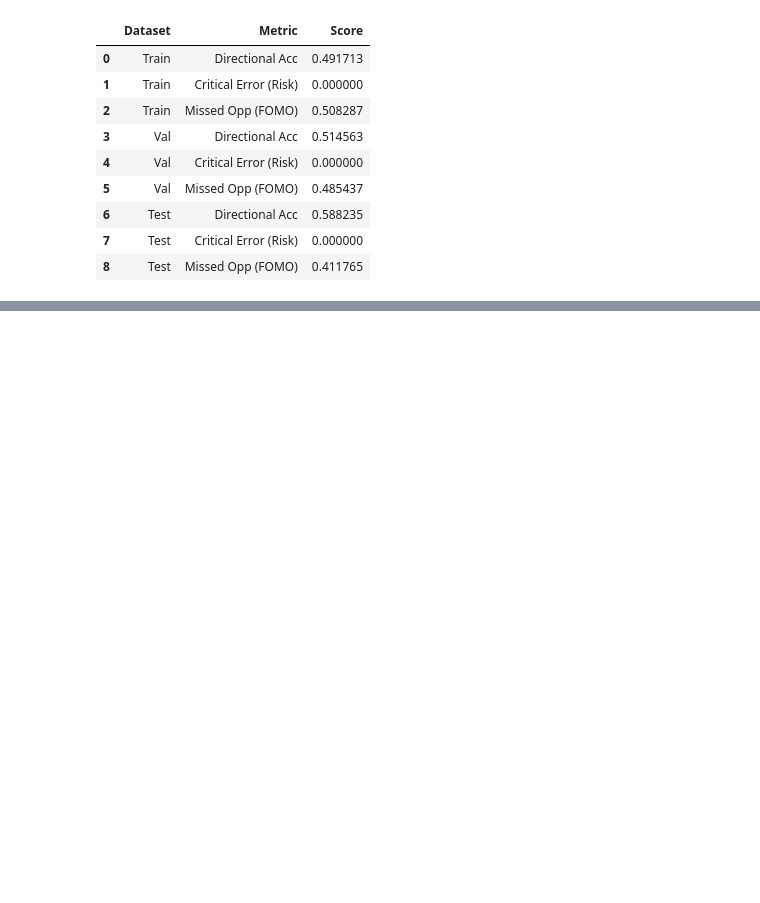
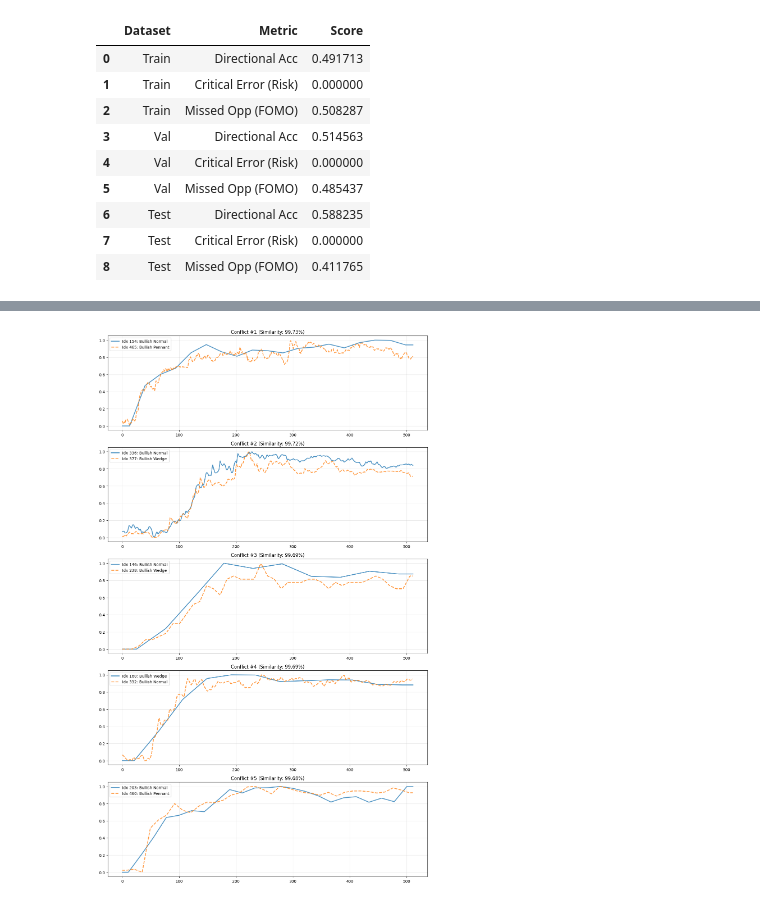
Before and after one commit to kristofmoldovan/melytanulas-hf, a Jupyter notebook: notebook/04-Eval-Explaination.ipynb, the cells around one changed output, grey strips where cells are left out. Drawn from its saved outputs; the diff is of its cells as text; code cells hidden in the pictures; blank space fills up the shorter version.

```diff
--- a/notebook/04-Eval-Explaination.ipynb
+++ b/notebook/04-Eval-Explaination.ipynb
@@ -422,0 +425,84 @@ Critical Error:  0.00% (Pred Bullish but was Bearish)
+# %%
+import torch
+import torch.nn.functional as F
+import matplotlib.pyplot as plt
+import numpy as np
+from torch.utils.data import DataLoader
+import os
+import sys
+from dataloader import FlagDataset
+
+sys.path.append(os.path.abspath('/app/src/lib')) #import Dataloader
+sys.path.append(os.path.abspath('/app/src')) #for config
+
+import config
+
+full_dataset = FlagDataset(csv_file=config.CSV_FILE, target_length=512)
+# 1. Load ALL data (Train + Val + Test) to find global conflicts
+data_loader = DataLoader(full_dataset, batch_size=len(full_dataset), shuffle=False)
+all_signals, all_labels, all_indices = next(iter(data_loader))
+
+# Flatten signals for comparison: [N, 1024]
+# We normalize them to unit vectors so dot product = cosine similarity
+flat_signals = all_signals.view(len(full_dataset), -1)
+flat_signals = F.normalize(flat_signals, p=2, dim=1)
+
+print("Calculating similarity matrix... (this might take a moment)")
+# 2. Compute Cosine Similarity Matrix (Shape: N x N)
+# Entry [i, j] is how similar sample i is to sample j (0 to 1)
+similarity_matrix = torch.mm(flat_signals, flat_signals.t())
+
+# 3. Create a Mask to find "Conflicting Labels"
+# We want: Similarity is HIGH, but Label is DIFFERENT
+# Create label matrix where Entry [i, j] is True if Label[i] == Label[j]
+label_matrix = all_labels.unsqueeze(1) == all_labels.unsqueeze(0)
+# We want the opposite: Labels are DIFFERENT
+diff_label_mask = ~label_matrix
+
+# Remove self-comparisons and duplicates (lower triangle)
+# We keep upper triangle only (triu)
+mask = torch.triu(diff_label_mask, diagonal=1)
+
+# 4. Filter the Similarity Matrix
+# We only look at pairs with DIFFERENT labels
+conflicts = similarity_matrix * mask.float()
+
+# 5. Find the Top N Worst Offenders
+top_n = 5
+# Flatten the matrix to find top values easily
+values, flat_indices = torch.topk(conflicts.flatten(), top_n)
+
+print(f"\n--- TOP {top_n} MOST CONFUSING PAIRS ---")
+
+plt.figure(figsize=(12, 4 * top_n))
+
+for i, flat_idx in enumerate(flat_indices):
+    # Convert flat index back to (row, col)
+    idx_a = (flat_idx // len(full_dataset)).item()
+    idx_b = (flat_idx % len(full_dataset)).item()
+
+    score = values[i].item()
+
+    # Get the raw data
+    seq_a = all_signals[idx_a].squeeze().numpy()
+    seq_b = all_signals[idx_b].squeeze().numpy()
+
+    label_a = full_dataset.classes[all_labels[idx_a]]
+    label_b = full_dataset.classes[all_labels[idx_b]]
+
+    real_idx_a = all_indices[idx_a].item() # The index in your CSV
+    real_idx_b = all_indices[idx_b].item()
+
+    print(f"#{i+1}: Similarity {score:.4f} | CSV Idx {real_idx_a} ({label_a}) vs CSV Idx {real_idx_b} ({label_b})")
+
+    # Plot
+    ax = plt.subplot(top_n, 1, i+1)
+    ax.plot(seq_a, label=f"Idx {real_idx_a}: {label_a}", alpha=0.8, linewidth=2)
+    ax.plot(seq_b, label=f"Idx {real_idx_b}: {label_b}", alpha=0.8, linewidth=2, linestyle='--')
+    ax.set_title(f"Conflict #{i+1} (Similarity: {score:.2%})")
+    ax.legend()
+    ax.grid(True, alpha=0.3)
+
+plt.tight_layout()
+plt.show()
+# %% [output]
@@ -422,0 +517 @@ Critical Error:  0.00% (Pred Bullish but was Bearish)
+[figure, added]
```
Also changed, not shown: parts of 2 cells of this notebook, 7 other files.
